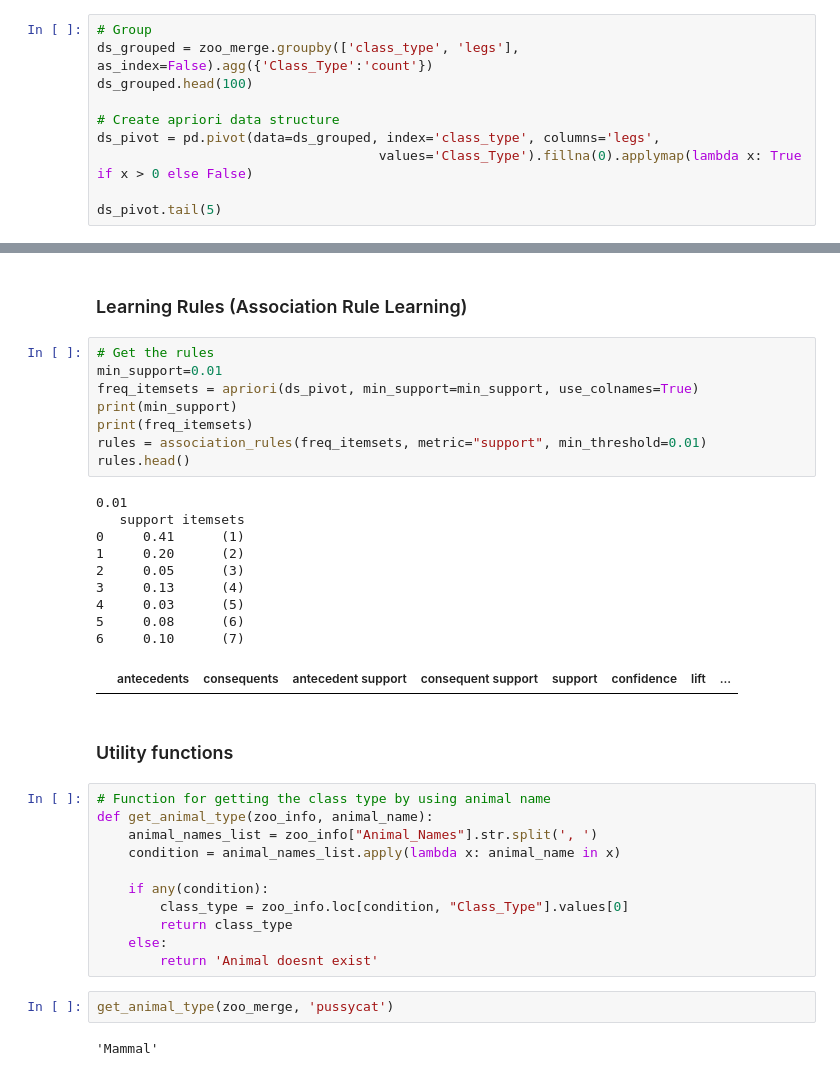
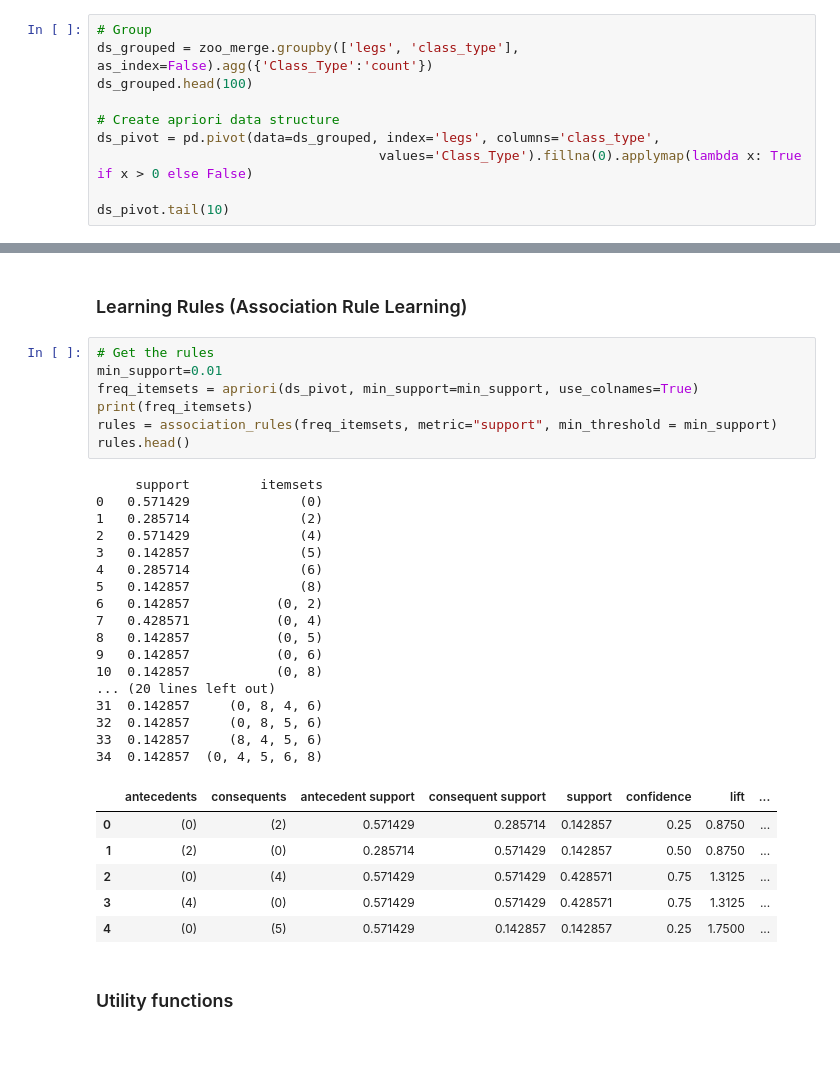
Before and after one commit to L-Anjo/IA23_G03, a Jupyter notebook: Projeto 2/Proj02.ipynb, the cells around one changed output, grey strips where cells are left out. Cells and saved outputs as stored; diff of their text form; blank space fills up the shorter version.

```diff
--- a/Projeto 2/Proj02.ipynb
+++ b/Projeto 2/Proj02.ipynb
@@ -459,12 +476,12 @@ zoo_merge.head()
 ### Pivot table
 # %%
 # Group
-ds_grouped = zoo_merge.groupby(['class_type', 'legs'], as_index=False).agg({'Class_Type':'count'})
+ds_grouped = zoo_merge.groupby(['legs', 'class_type'], as_index=False).agg({'Class_Type':'count'})
 ds_grouped.head(100)
 
 # Create apriori data structure
-ds_pivot = pd.pivot(data=ds_grouped, index='class_type', columns='legs',
+ds_pivot = pd.pivot(data=ds_grouped, index='legs', columns='class_type',
                                     values='Class_Type').fillna(0).applymap(lambda x: True if x > 0 else False)
 
-ds_pivot.tail(5)
+ds_pivot.tail(10)
 # %% [output]
@@ -480,36 +499,33 @@ ds_pivot.tail(5)
 # %%
 # Get the rules
 min_support=0.01
 freq_itemsets = apriori(ds_pivot, min_support=min_support, use_colnames=True)
-print(min_support)
 print(freq_itemsets)
-rules = association_rules(freq_itemsets, metric="support", min_threshold=0.01)
+rules = association_rules(freq_itemsets, metric="support", min_threshold = min_support)
 rules.head()
 # %% [output]
-0.01
-   support itemsets
-0     0.41      (1)
-1     0.20      (2)
-2     0.05      (3)
-3     0.13      (4)
-4     0.03      (5)
-5     0.08      (6)
-6     0.10      (7)
+     support         itemsets
+0   0.571429              (0)
+1   0.285714              (2)
+2   0.571429              (4)
+3   0.142857              (5)
+4   0.285714              (6)
+5   0.142857              (8)
+6   0.142857           (0, 2)
+7   0.428571           (0, 4)
+8   0.142857           (0, 5)
+9   0.142857           (0, 6)
+10  0.142857           (0, 8)
+... (20 lines left out)
+31  0.142857     (0, 8, 4, 6)
+32  0.142857     (0, 8, 5, 6)
+33  0.142857     (8, 4, 5, 6)
+34  0.142857  (0, 4, 5, 6, 8)
 |  | antecedents | consequents | antecedent support | consequent support | support | confidence | lift | ... |
+| 0 | (0) | (2) | 0.571429 | 0.285714 | 0.142857 | 0.25 | 0.8750 | ... |
+| 1 | (2) | (0) | 0.285714 | 0.571429 | 0.142857 | 0.50 | 0.8750 | ... |
+| 2 | (0) | (4) | 0.571429 | 0.571429 | 0.428571 | 0.75 | 1.3125 | ... |
+| 3 | (4) | (0) | 0.571429 | 0.571429 | 0.428571 | 0.75 | 1.3125 | ... |
+| 4 | (0) | (5) | 0.571429 | 0.142857 | 0.142857 | 0.25 | 1.7500 | ... |
 # %% [markdown]
 ### Utility functions
-# %%
-# Function for getting the class type by using animal name
-def get_animal_type(zoo_info, animal_name):
-    animal_names_list = zoo_info["Animal_Names"].str.split(', ')
-    condition = animal_names_list.apply(lambda x: animal_name in x)
-
-    if any(condition):
-        class_type = zoo_info.loc[condition, "Class_Type"].values[0]
-        return class_type
-    else:
-        return 'Animal doesnt exist'
-# %%
-get_animal_type(zoo_merge, 'pussycat')
-# %% [output]
-'Mammal'
```
Also changed, not shown: parts of 5 cells of this notebook.
